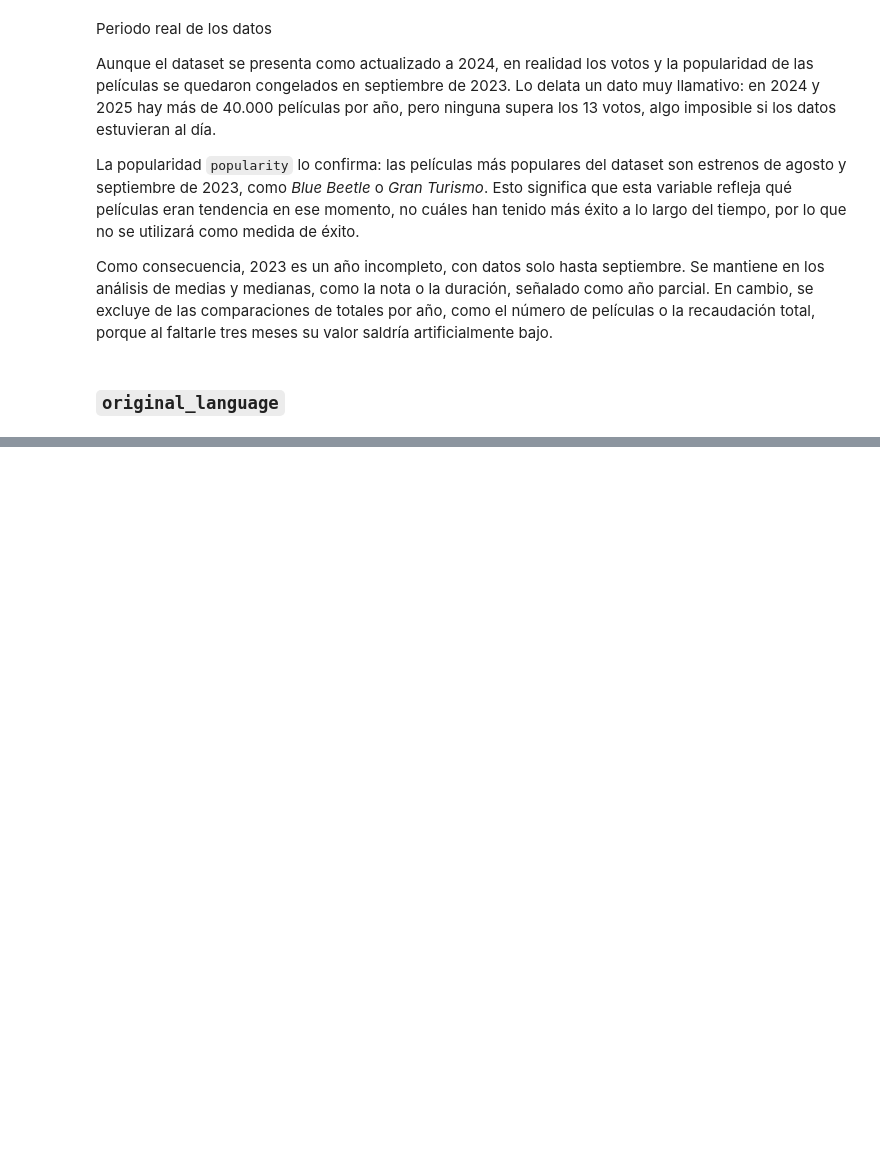
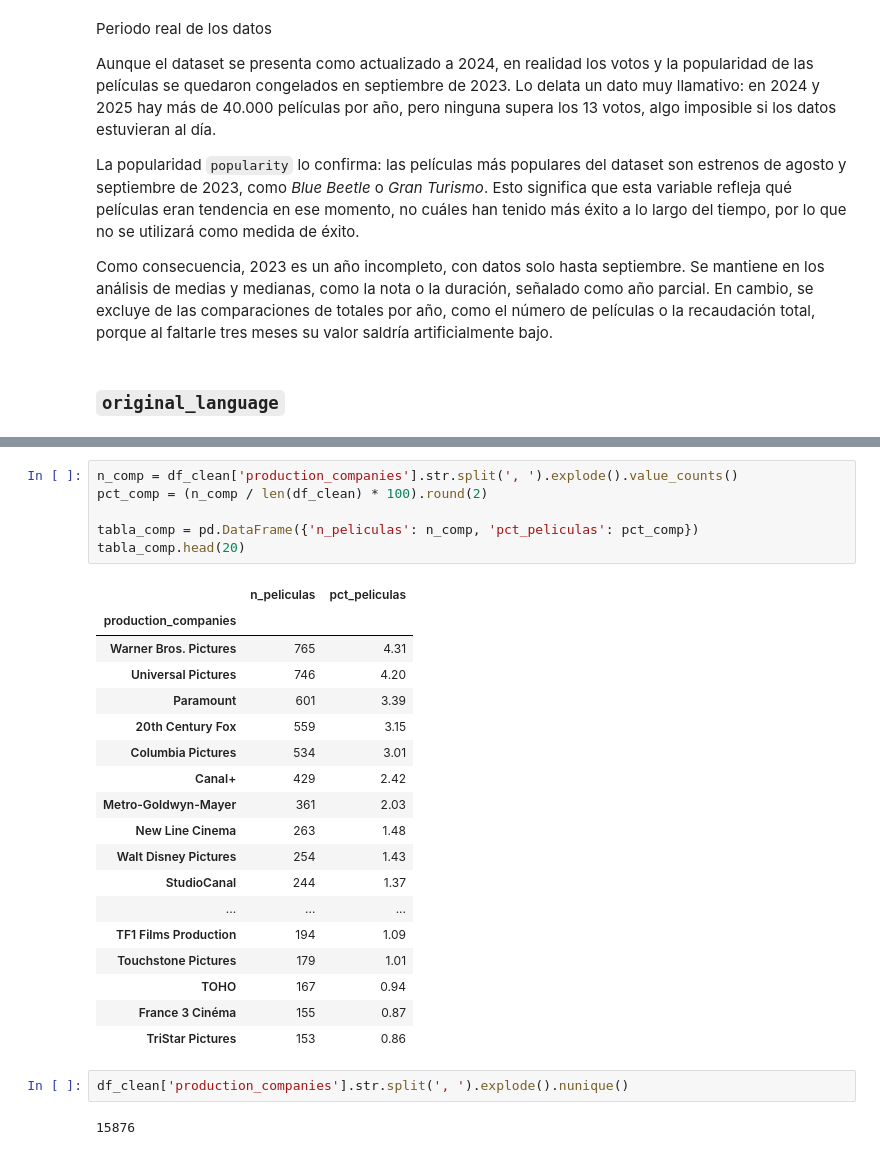
Before and after one commit to AdamTR93/MASTER_thePower_Data_Analytics, a Jupyter notebook: 5.PROYECTO_FINAL/proyecto_EDA_cine/notebooks/analisis_preliminar.ipynb, the cells around one changed output, grey strips where cells are left out. Saved outputs shown, nothing was run; the diff lists cells and outputs as text; blank space fills up the shorter version.

```diff
--- a/5.PROYECTO_FINAL/proyecto_EDA_cine/notebooks/analisis_preliminar.ipynb
+++ b/5.PROYECTO_FINAL/proyecto_EDA_cine/notebooks/analisis_preliminar.ipynb
@@ -692,0 +899,29 @@ Como consecuencia, 2023 es un año incompleto, con datos solo hasta septiembre.
+# %%
+n_comp = df_clean['production_companies'].str.split(', ').explode().value_counts()
+pct_comp = (n_comp / len(df_clean) * 100).round(2)
+
+tabla_comp = pd.DataFrame({'n_peliculas': n_comp, 'pct_peliculas': pct_comp})
+tabla_comp.head(20)
+# %% [output]
+|  | n_peliculas | pct_peliculas |
+| production_companies |  |  |
+| Warner Bros. Pictures | 765 | 4.31 |
+| Universal Pictures | 746 | 4.20 |
+| Paramount | 601 | 3.39 |
+| 20th Century Fox | 559 | 3.15 |
+| Columbia Pictures | 534 | 3.01 |
+| Canal+ | 429 | 2.42 |
+| Metro-Goldwyn-Mayer | 361 | 2.03 |
+| New Line Cinema | 263 | 1.48 |
+| Walt Disney Pictures | 254 | 1.43 |
+| StudioCanal | 244 | 1.37 |
+| ... | ... | ... |
+| TF1 Films Production | 194 | 1.09 |
+| Touchstone Pictures | 179 | 1.01 |
+| TOHO | 167 | 0.94 |
+| France 3 Cinéma | 155 | 0.87 |
+| TriStar Pictures | 153 | 0.86 |
+# %%
+df_clean['production_companies'].str.split(', ').explode().nunique()
+# %% [output]
+15876
```
Also changed, not shown: parts of 33 cells of this notebook.
